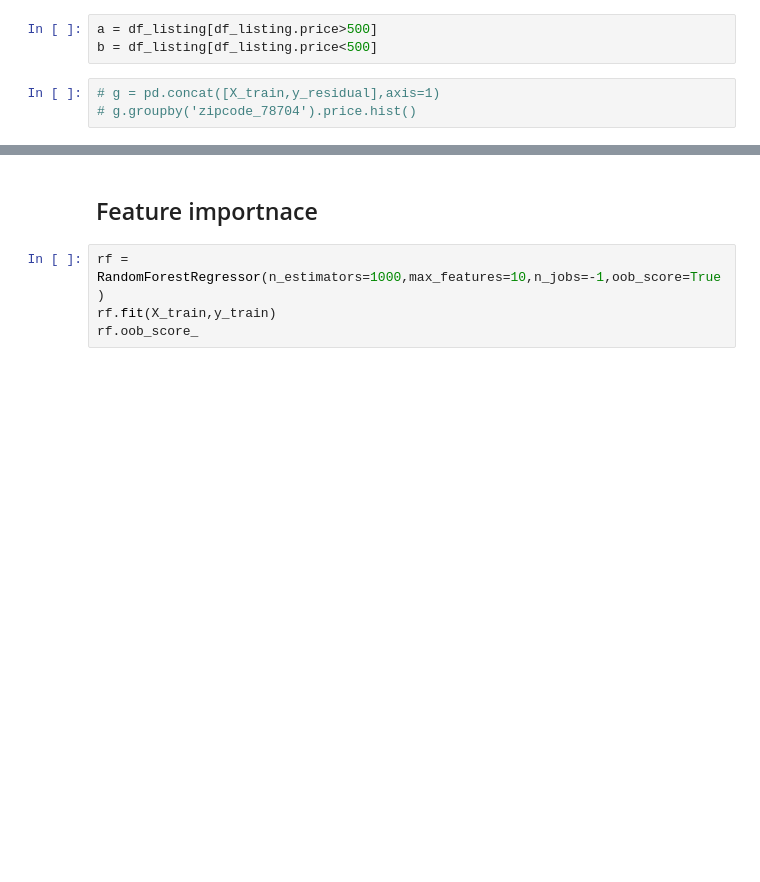
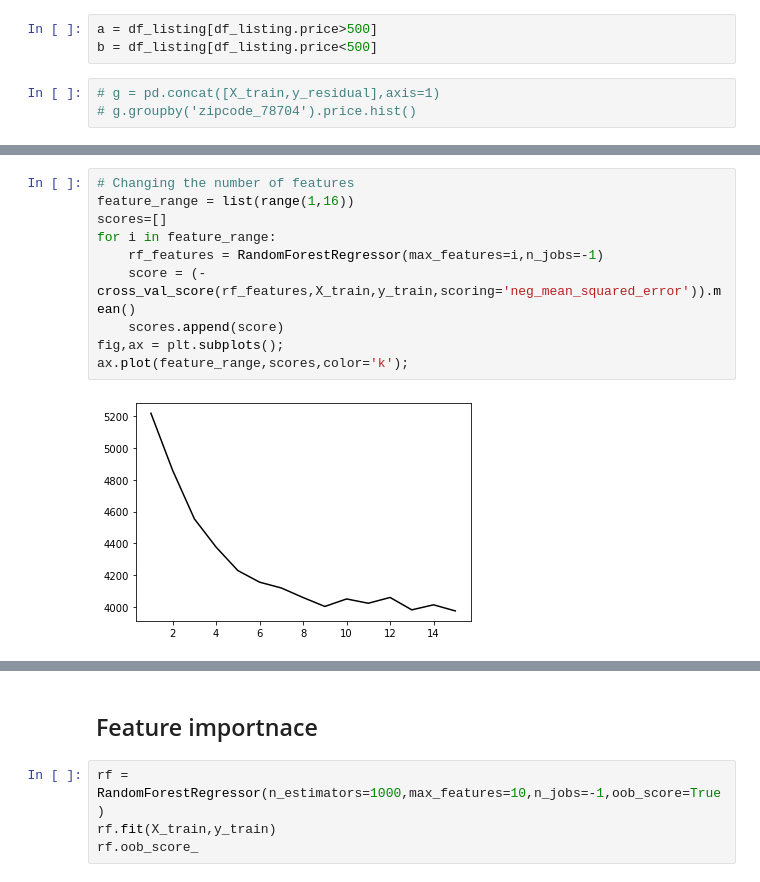
Before and after one commit to aabouie/Capstone_2, a Jupyter notebook: EDA_ML.ipynb, the cells around one changed output, grey strips where cells are left out. Saved outputs shown, nothing was run; the diff lists cells and outputs as text; blank space fills up the shorter version.

```diff
--- a/EDA_ML.ipynb
+++ b/EDA_ML.ipynb
@@ -550,0 +656,12 @@ y_vars =['price']
+# %%
+# Changing the number of features
+feature_range = list(range(1,16))
+scores=[]
+for i in feature_range:
+    rf_features = RandomForestRegressor(max_features=i,n_jobs=-1)
+    score = (-cross_val_score(rf_features,X_train,y_train,scoring='neg_mean_squared_error')).mean()
+    scores.append(score)
+fig,ax = plt.subplots();
+ax.plot(feature_range,scores,color='k');
+# %% [output]
+[figure, added]
```
Also changed, not shown: parts of 32 cells of this notebook.
